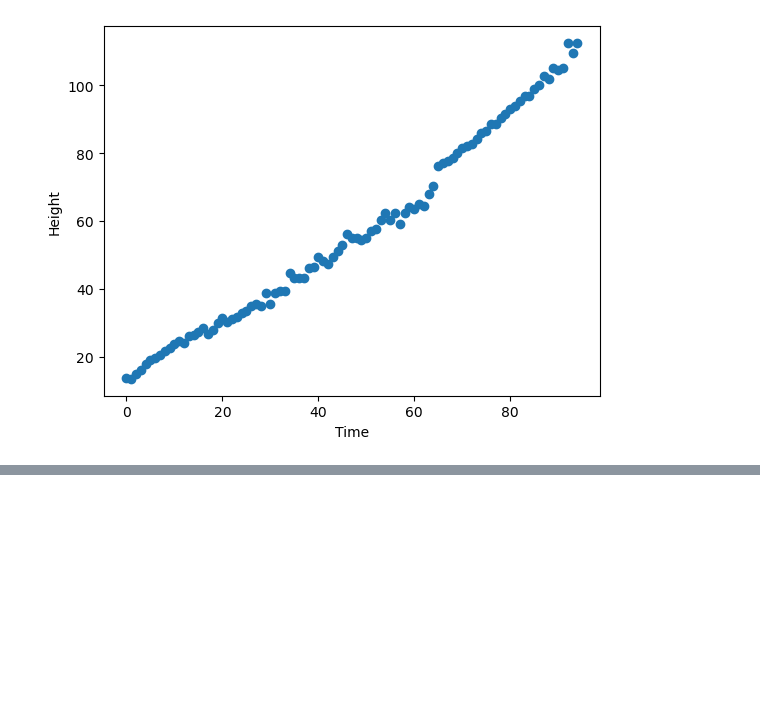
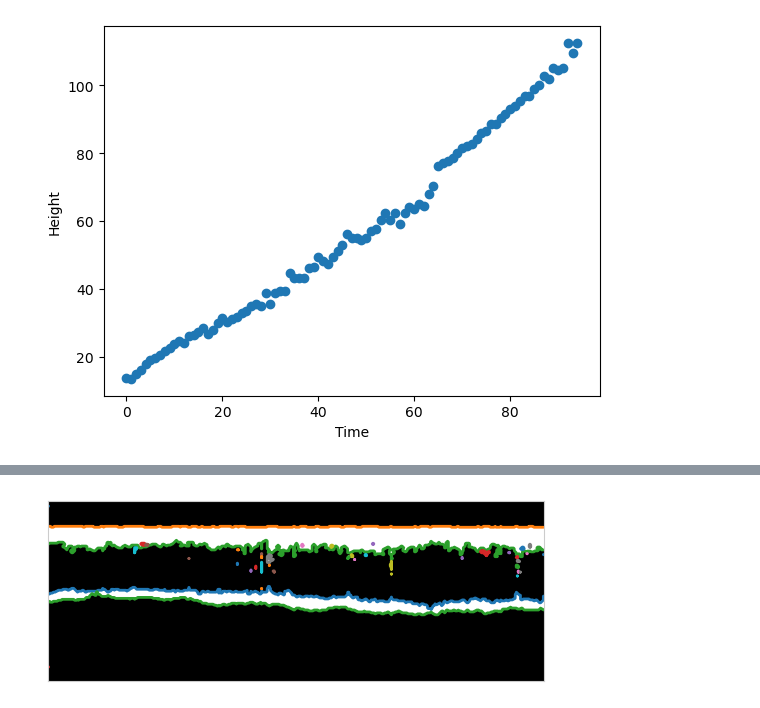
Before and after one commit to amityu/gel_sheets, a Jupyter notebook: preprocessing_note.ipynb, the cells around one changed output, grey strips where cells are left out. Cells and saved outputs as stored; diff of their text form; code cells hidden in the pictures; blank space fills up the shorter version.

```diff
--- a/preprocessing_note.ipynb
+++ b/preprocessing_note.ipynb
@@ -198,0 +234,18 @@ plt.show()
+# %%
+#import find_contours from skimage
+
+from skimage.measure import find_contours
+#find contours of mask[0,:,:,256]
+#show the contours
+#save contours to variable contours
+
+fig, ax = plt.subplots()
+ax.imshow(mask[70,:,:,256], interpolation='nearest', cmap=plt.cm.gray)
+for n, contour in enumerate(find_contours(mask[70,:,:,256], 0.8)):
+    ax.plot(contour[:, 1], contour[:, 0], linewidth=2)
+ax.axis('image')
+ax.set_xticks([])
+ax.set_yticks([])
+plt.show()
+# %% [output]
+[figure, added]
```
Also changed, not shown: parts of 6 cells of this notebook, 2 other files.
